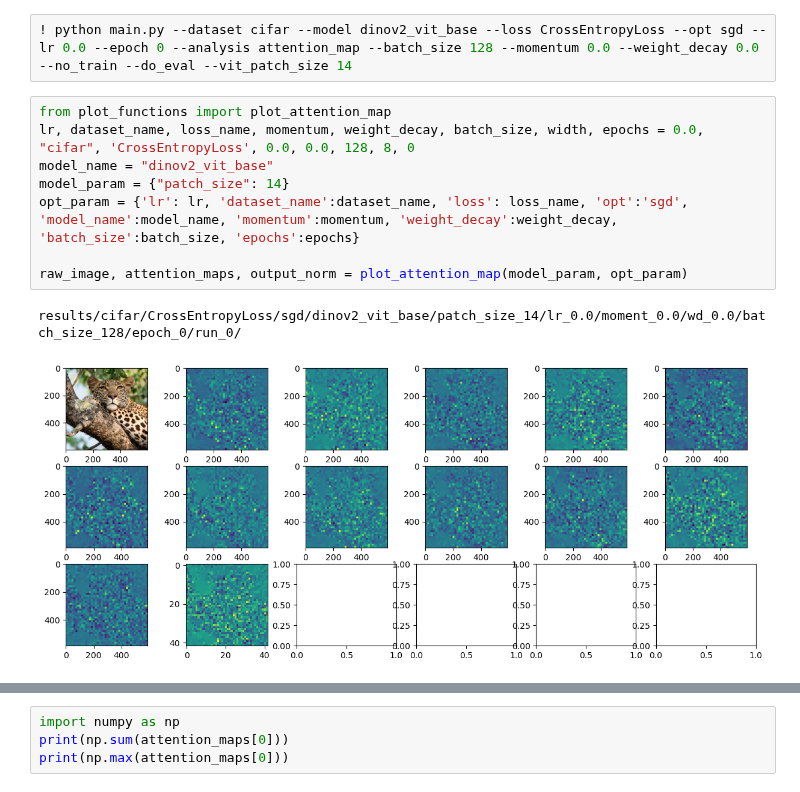
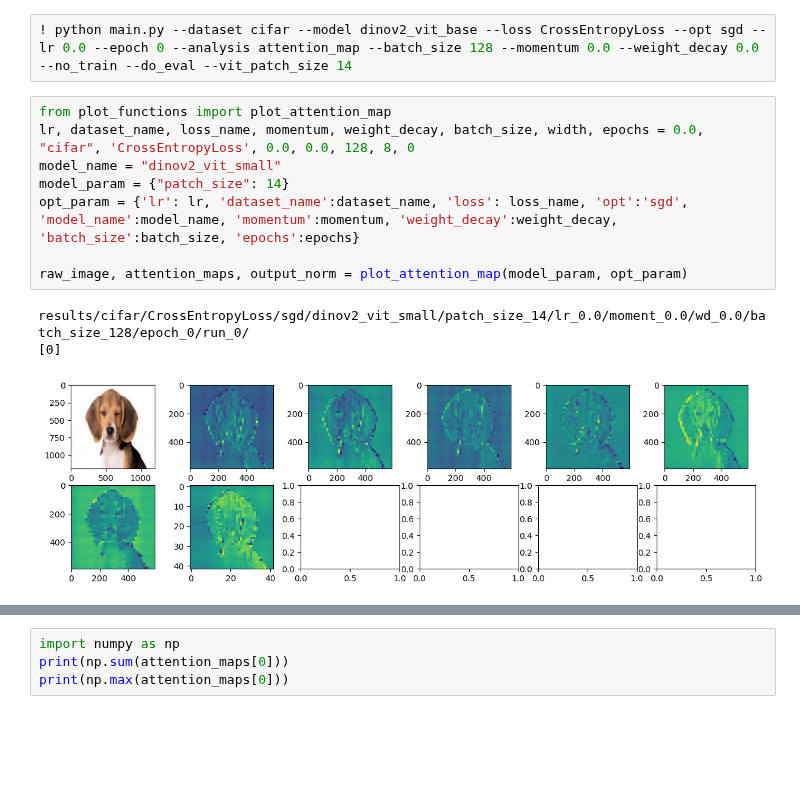
Before and after one commit to lucmonl/mlopt, a Jupyter notebook: notebook/transformer.ipynb, the cells around one changed output, grey strips where cells are left out. Saved outputs shown, nothing was run; the diff lists cells and outputs as text; blank space fills up the shorter version.

```diff
--- a/notebook/transformer.ipynb
+++ b/notebook/transformer.ipynb
@@ -57,13 +58,14 @@ plt.hist(attention_maps[0].reshape(-1))
 # %%
 from plot_functions import plot_attention_map
 lr, dataset_name, loss_name, momentum, weight_decay, batch_size, width, epochs = 0.0, "cifar", 'CrossEntropyLoss', 0.0, 0.0, 128, 8, 0
-model_name = "dinov2_vit_base"
+model_name = "dinov2_vit_small"
 model_param = {"patch_size": 14}
 opt_param = {'lr': lr, 'dataset_name':dataset_name, 'loss': loss_name, 'opt':'sgd', 'model_name':model_name, 'momentum':momentum, 'weight_decay':weight_decay, 'batch_size':batch_size, 'epochs':epochs}
 
 raw_image, attention_maps, output_norm = plot_attention_map(model_param, opt_param)
 # %% [output]
-results/cifar/CrossEntropyLoss/sgd/dinov2_vit_base/patch_size_14/lr_0.0/moment_0.0/wd_0.0/batch_size_128/epoch_0/run_0/
+results/cifar/CrossEntropyLoss/sgd/dinov2_vit_small/patch_size_14/lr_0.0/moment_0.0/wd_0.0/batch_size_128/epoch_0/run_0/
+[0]
-[figure, old version]
+[figure, new version]
 # %%
 import numpy as np
```
Also changed, not shown: parts of 2 cells of this notebook, 12 other files.
